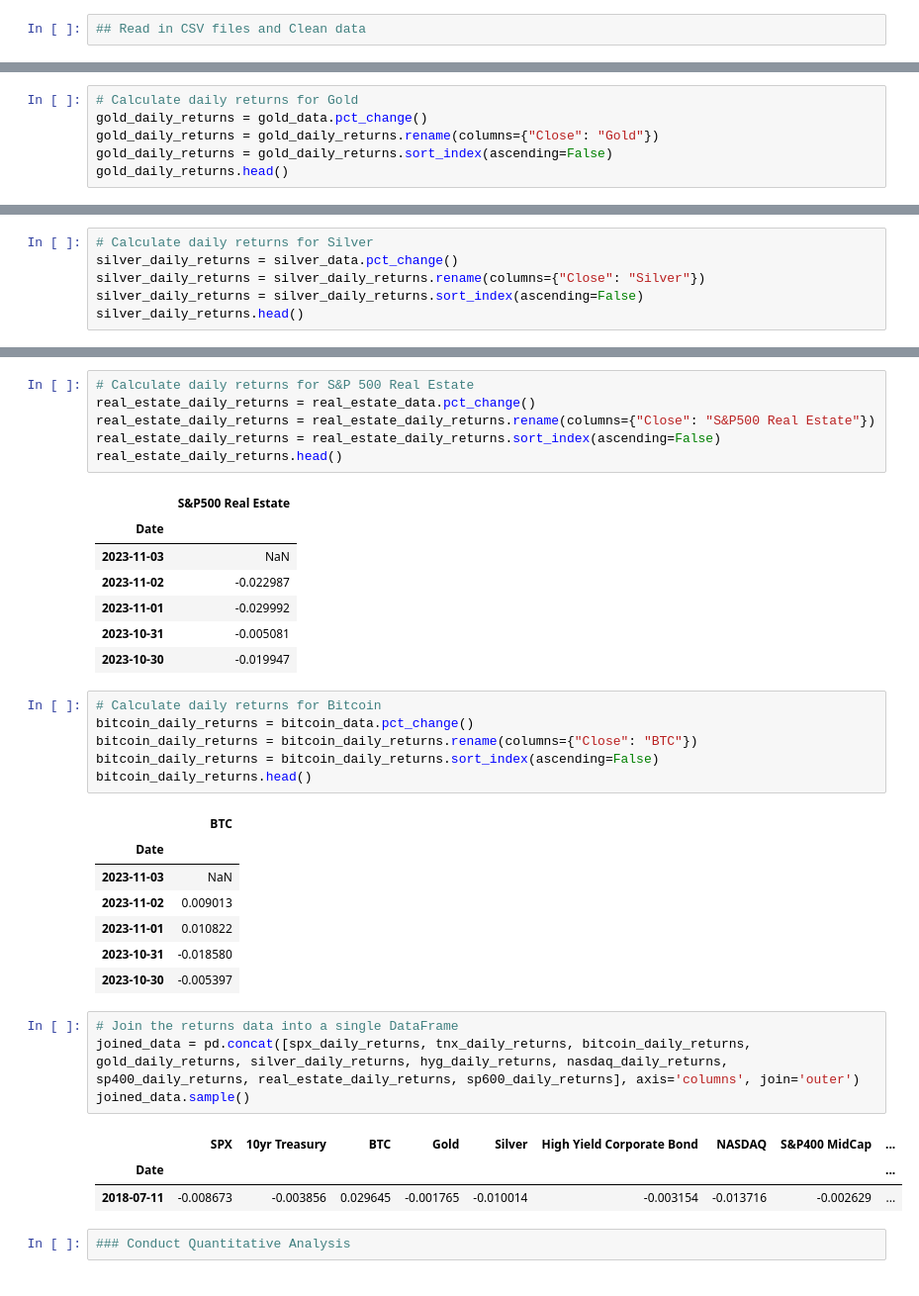
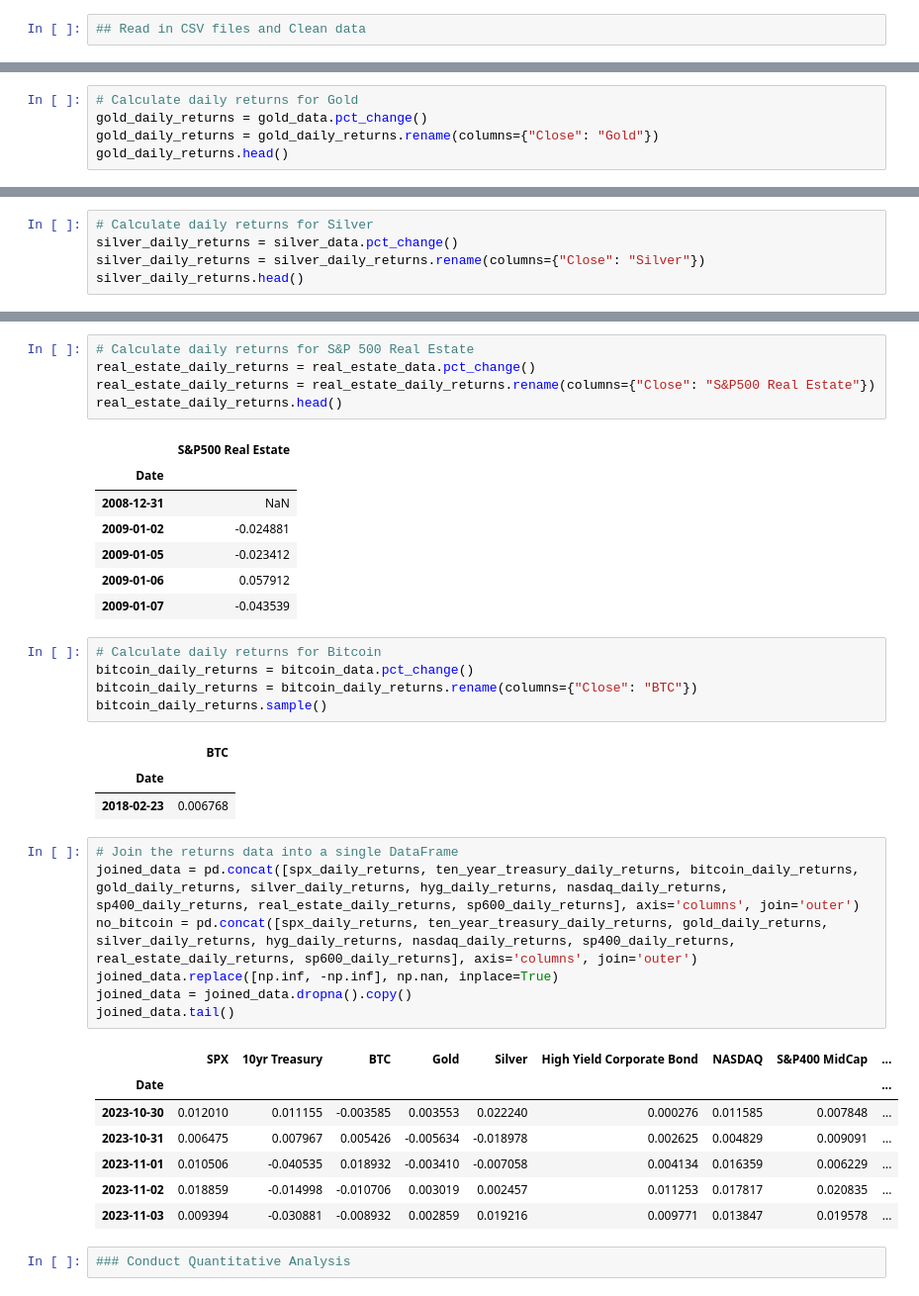
Before and after one commit to Graci98/Group-1, a Jupyter notebook: investment_analysis.ipynb, the cells around one changed output, grey strips where cells are left out. Shown at 99% size. Cells and saved outputs as stored; diff of their text form.

```diff
--- a/investment_analysis.ipynb
+++ b/investment_analysis.ipynb
@@ -298,7 +313,6 @@ hyg_daily_returns.head()
 # Calculate daily returns for Gold
 gold_daily_returns = gold_data.pct_change()
 gold_daily_returns = gold_daily_returns.rename(columns={"Close": "Gold"})
-gold_daily_returns = gold_daily_returns.sort_index(ascending=False)
 gold_daily_returns.head()
 # %% [output]
 |  | Gold |
@@ -312,7 +326,6 @@ gold_daily_returns.head()
 # Calculate daily returns for Silver
 silver_daily_returns = silver_data.pct_change()
 silver_daily_returns = silver_daily_returns.rename(columns={"Close": "Silver"})
-silver_daily_returns = silver_daily_returns.sort_index(ascending=False)
 silver_daily_returns.head()
 # %% [output]
 |  | Silver |
@@ -326,38 +339,39 @@ silver_daily_returns.head()
 # Calculate daily returns for S&P 500 Real Estate
 real_estate_daily_returns = real_estate_data.pct_change()
 real_estate_daily_returns = real_estate_daily_returns.rename(columns={"Close": "S&P500 Real Estate"})
-real_estate_daily_returns = real_estate_daily_returns.sort_index(ascending=False)
 real_estate_daily_returns.head()
 # %% [output]
 |  | S&P500 Real Estate |
 | Date |  |
-| 2023-11-03 | NaN |
-| 2023-11-02 | -0.022987 |
-| 2023-11-01 | -0.029992 |
-| 2023-10-31 | -0.005081 |
-| 2023-10-30 | -0.019947 |
+| 2008-12-31 | NaN |
+| 2009-01-02 | -0.024881 |
+| 2009-01-05 | -0.023412 |
+| 2009-01-06 | 0.057912 |
+| 2009-01-07 | -0.043539 |
 # %%
 # Calculate daily returns for Bitcoin
 bitcoin_daily_returns = bitcoin_data.pct_change()
 bitcoin_daily_returns = bitcoin_daily_returns.rename(columns={"Close": "BTC"})
-bitcoin_daily_returns = bitcoin_daily_returns.sort_index(ascending=False)
-bitcoin_daily_returns.head()
+bitcoin_daily_returns.sample()
 # %% [output]
 |  | BTC |
 | Date |  |
-| 2023-11-03 | NaN |
-| 2023-11-02 | 0.009013 |
-| 2023-11-01 | 0.010822 |
-| 2023-10-31 | -0.018580 |
-| 2023-10-30 | -0.005397 |
+| 2018-02-23 | 0.006768 |
 # %%
 # Join the returns data into a single DataFrame
-joined_data = pd.concat([spx_daily_returns, tnx_daily_returns, bitcoin_daily_returns, gold_daily_returns, silver_daily_returns, hyg_daily_returns, nasdaq_daily_returns, sp400_daily_returns, real_estate_daily_returns, sp600_daily_returns], axis='columns', join='outer')
-joined_data.sample()
+joined_data = pd.concat([spx_daily_returns, ten_year_treasury_daily_returns, bitcoin_daily_returns, gold_daily_returns, silver_daily_returns, hyg_daily_returns, nasdaq_daily_returns, sp400_daily_returns, real_estate_daily_returns, sp600_daily_returns], axis='columns', join='outer')
+no_bitcoin = pd.concat([spx_daily_returns, ten_year_treasury_daily_returns, gold_daily_returns, silver_daily_returns, hyg_daily_returns, nasdaq_daily_returns, sp400_daily_returns, real_estate_daily_returns, sp600_daily_returns], axis='columns', join='outer')
+joined_data.replace([np.inf, -np.inf], np.nan, inplace=True)
+joined_data = joined_data.dropna().copy()
+joined_data.tail()
 # %% [output]
 |  | SPX | 10yr Treasury | BTC | Gold | Silver | High Yield Corporate Bond | NASDAQ | S&P400 MidCap | ... |
 | Date |  |  |  |  |  |  |  |  | ... |
-| 2018-07-11 | -0.008673 | -0.003856 | 0.029645 | -0.001765 | -0.010014 | -0.003154 | -0.013716 | -0.002629 | ... |
+| 2023-10-30 | 0.012010 | 0.011155 | -0.003585 | 0.003553 | 0.022240 | 0.000276 | 0.011585 | 0.007848 | ... |
+| 2023-10-31 | 0.006475 | 0.007967 | 0.005426 | -0.005634 | -0.018978 | 0.002625 | 0.004829 | 0.009091 | ... |
+| 2023-11-01 | 0.010506 | -0.040535 | 0.018932 | -0.003410 | -0.007058 | 0.004134 | 0.016359 | 0.006229 | ... |
+| 2023-11-02 | 0.018859 | -0.014998 | -0.010706 | 0.003019 | 0.002457 | 0.011253 | 0.017817 | 0.020835 | ... |
+| 2023-11-03 | 0.009394 | -0.030881 | -0.008932 | 0.002859 | 0.019216 | 0.009771 | 0.013847 | 0.019578 | ... |
 # %%
 ### Conduct Quantitative Analysis
 # %%
```
Also changed, not shown: parts of 37 cells of this notebook, 3 other files.
